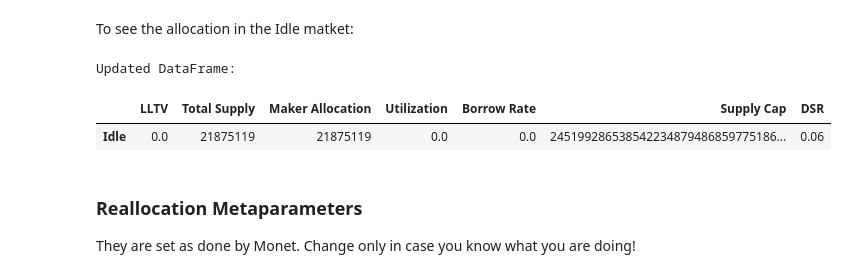
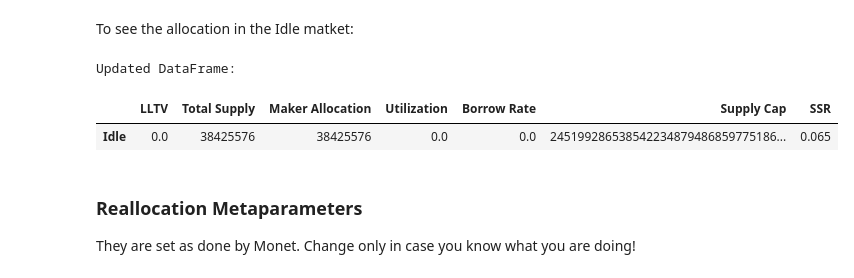
Before and after one commit to lavanic99/morpho_allocation, a Jupyter notebook: morpho_reallocation.ipynb, the cells around one changed output. Cells and saved outputs as stored; diff of their text form; code cells hidden in the pictures.

```diff
--- a/morpho_reallocation.ipynb
+++ b/morpho_reallocation.ipynb
@@ -131,13 +145,13 @@ base_market_url = "https://morpho-api.blockanalitica.com/markets/{}/historic/?da
 base_wallet_url = "https://morpho-api.blockanalitica.com/markets/{}/wallets/?network=ethereum&order=-supply&p_size=4&type=suppliers"
 # URL for vault data
 vaults_url = "https://morpho-api.blockanalitica.com/vaults/0x73e65dbd630f90604062f6e02fab9138e713edd9/pools/?days_ago=0&network=ethereum&order=-supply_usd&p=1&p_size=15"
-# URL for DSR rate
-dsr_url = "https://info-sky.blockanalitica.com/save/"
+# URL for SSR rate
+ssr_url = "https://info-sky.blockanalitica.com/save/"
 # The wallet address we are interested in
 target_wallet = "0x73e65dbd630f90604062f6e02fab9138e713edd9"
 
 # Assuming market_to_pool is defined
-api_data = ApiBA(base_market_url, base_wallet_url, market_to_pool.keys(), target_wallet, vaults_url, dsr_url)
+api_data = ApiBA(base_market_url, base_wallet_url, market_to_pool.keys(), target_wallet, vaults_url, ssr_url)
 # %% [markdown]
 With data from API populate the dataframe
 # %%
@@ -163,14 +179,14 @@ Updated DataFrame:
 To see the allocation in the Idle matket:
 # %%
 idle_market_to_pool = {"57f4e42c0707d3ae0ae39c9343dcba78ff79fa663da040eca45717a9b0b0557f": 'Idle'}
-idle_api_data = ApiBA(base_market_url, base_wallet_url, idle_market_to_pool.keys(), target_wallet, vaults_url, dsr_url)
+idle_api_data = ApiBA(base_market_url, base_wallet_url, idle_market_to_pool.keys(), target_wallet, vaults_url, ssr_url)
 idle_data = PoolDataHandler(idle_df, idle_market_to_pool)
 idle_df = idle_data.populate_dataframe(idle_api_data.fetch_data())
 idle_df
 # %% [output]
 Updated DataFrame:
-|  | LLTV | Total Supply | Maker Allocation | Utilization | Borrow Rate | Supply Cap | DSR |
-| Idle | 0.0 | 21875119 | 21875119 | 0.0 | 0.0 | 245199286538542234879486859775186... | 0.06 |
+|  | LLTV | Total Supply | Maker Allocation | Utilization | Borrow Rate | Supply Cap | SSR |
+| Idle | 0.0 | 38425576 | 38425576 | 0.0 | 0.0 | 245199286538542234879486859775186... | 0.065 |
 # %% [markdown]
 ### Reallocation Metaparameters
 
```
Also changed, not shown: parts of 16 cells of this notebook, 3 other files.
